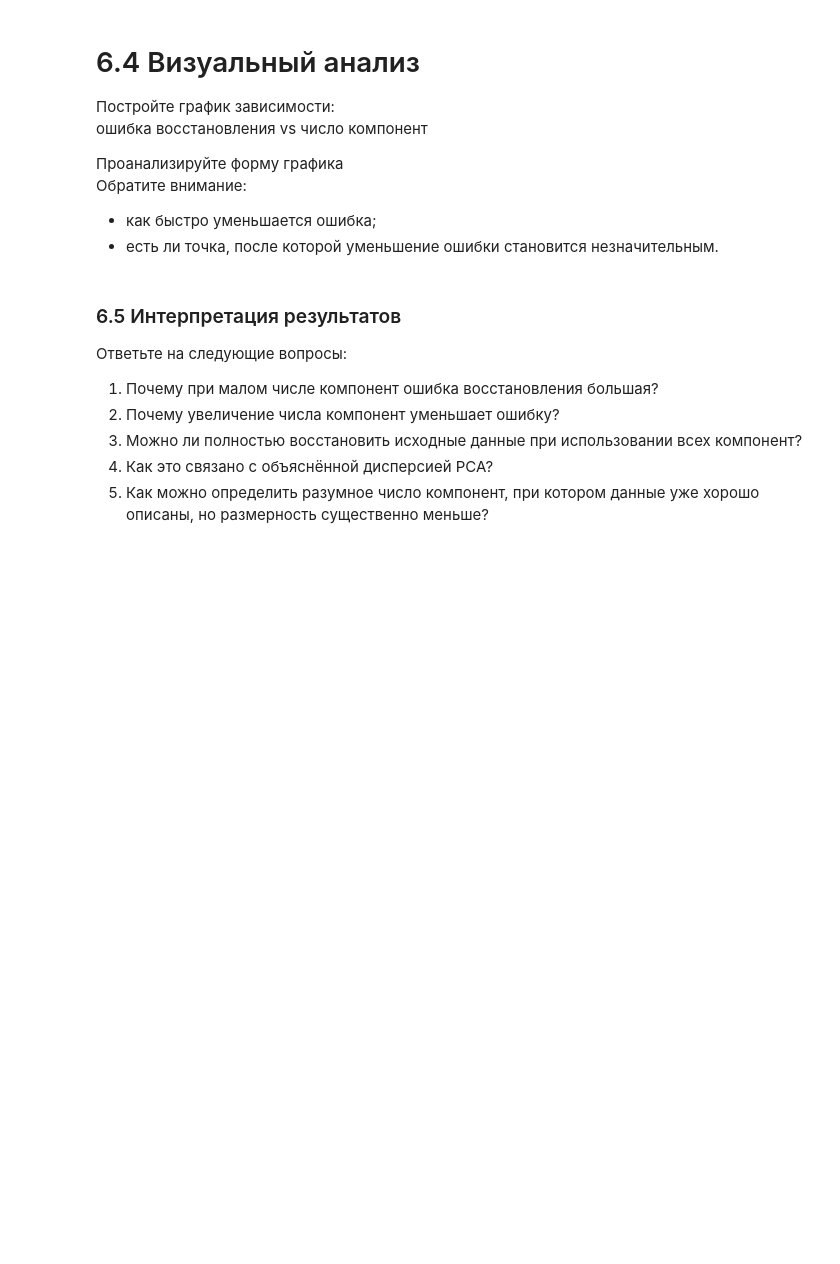
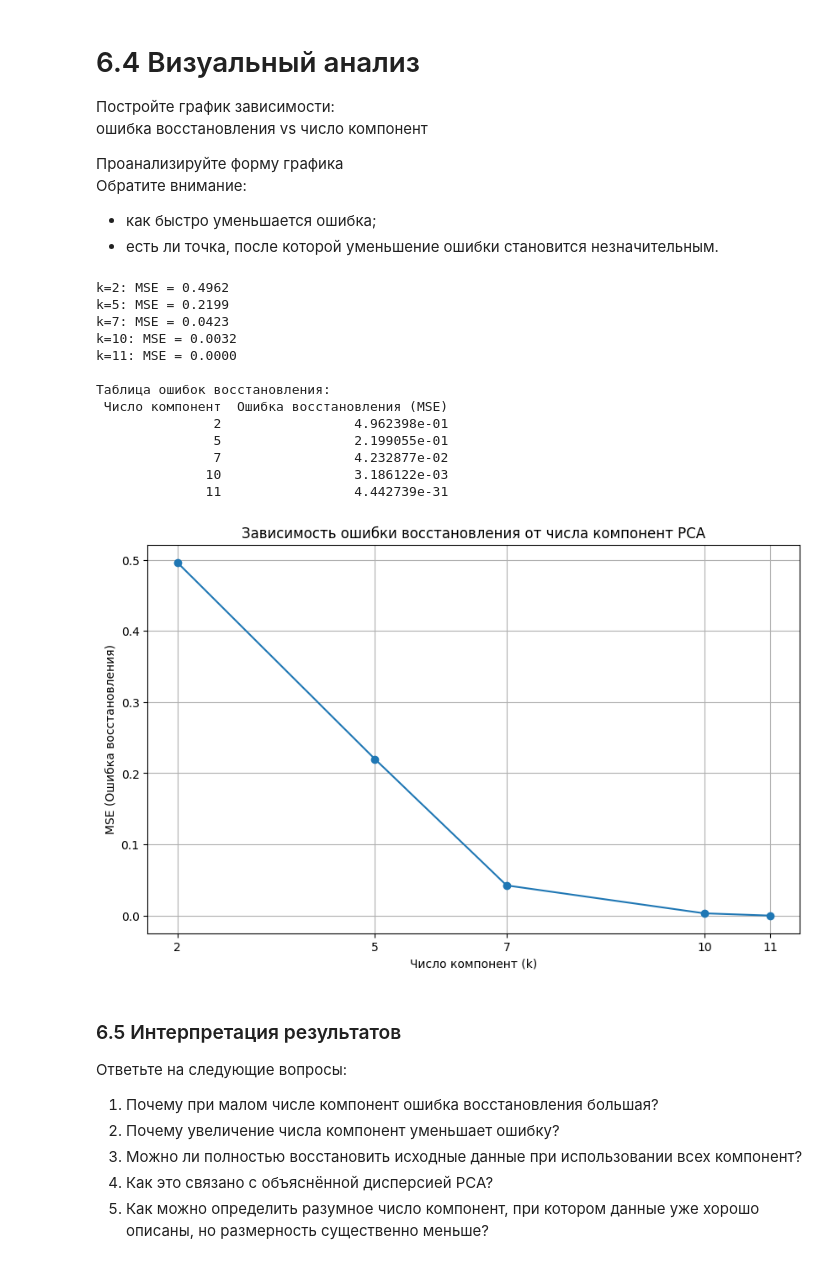
Before and after one commit to kiyoukasu1getsu/dataAnalysis, a Jupyter notebook: notebooks/03_dimensionality_reduction.ipynb, the cells around one changed output. Saved outputs shown, nothing was run; the diff lists cells and outputs as text; code cells hidden in the pictures; blank space fills up the shorter version.

```diff
--- a/notebooks/03_dimensionality_reduction.ipynb
+++ b/notebooks/03_dimensionality_reduction.ipynb
@@ -469,39 +475,54 @@ MSE(original_data, reconstructed_data)
 - есть ли точка, после которой уменьшение ошибки становится
 незначительным.
 # %%
-k_values = [2, 5, 10, 15]
+k_values = [2, 5, 7, 10, 11]
 mse_results = []
 
 for k in k_values:
     # обучение PCA(6.1)
     pca_temp = SklearnPCA(n_components=k)
     data_transformed = pca_temp.fit_transform(data_scaled)
 
     # Восстанавливаем данные(6.2)
     data_reconstructed = pca_temp.inverse_transform(data_transformed)
 
     # Оценка ошибки (MSE)(6.3)
     mse = np.mean((data_scaled - data_reconstructed) ** 2)
     mse_results.append(mse)
     print(f"k={k}: MSE = {mse:.4f}")
 
 # Таблица результатов
 results_df = pd.DataFrame({
     'Число компонент': k_values,
     'Ошибка восстановления (MSE)': mse_results
 })
 print("\nТаблица ошибок восстановления:")
 print(results_df.to_string(index=False))
 
 # Визуальный анализ(6.4)
 plt.figure(figsize=(10, 6))
 plt.plot(k_values, mse_results, marker='o', linestyle='-')
 plt.xlabel('Число компонент (k)')
 plt.ylabel('MSE (Ошибка восстановления)')
 plt.title('Зависимость ошибки восстановления от числа компонент PCA')
 plt.xticks(k_values)
 plt.grid(True)
 plt.show()
+# %% [output]
+k=2: MSE = 0.4962
+k=5: MSE = 0.2199
+k=7: MSE = 0.0423
+k=10: MSE = 0.0032
+k=11: MSE = 0.0000
+
+Таблица ошибок восстановления:
+ Число компонент  Ошибка восстановления (MSE)
+               2                 4.962398e-01
+               5                 2.199055e-01
+               7                 4.232877e-02
+              10                 3.186122e-03
+              11                 4.442739e-31
+[figure, added]
 # %% [markdown]
 ### 6.5 Интерпретация результатов
 Ответьте на следующие вопросы:
```
Also changed, not shown: parts of 2 cells of this notebook.
